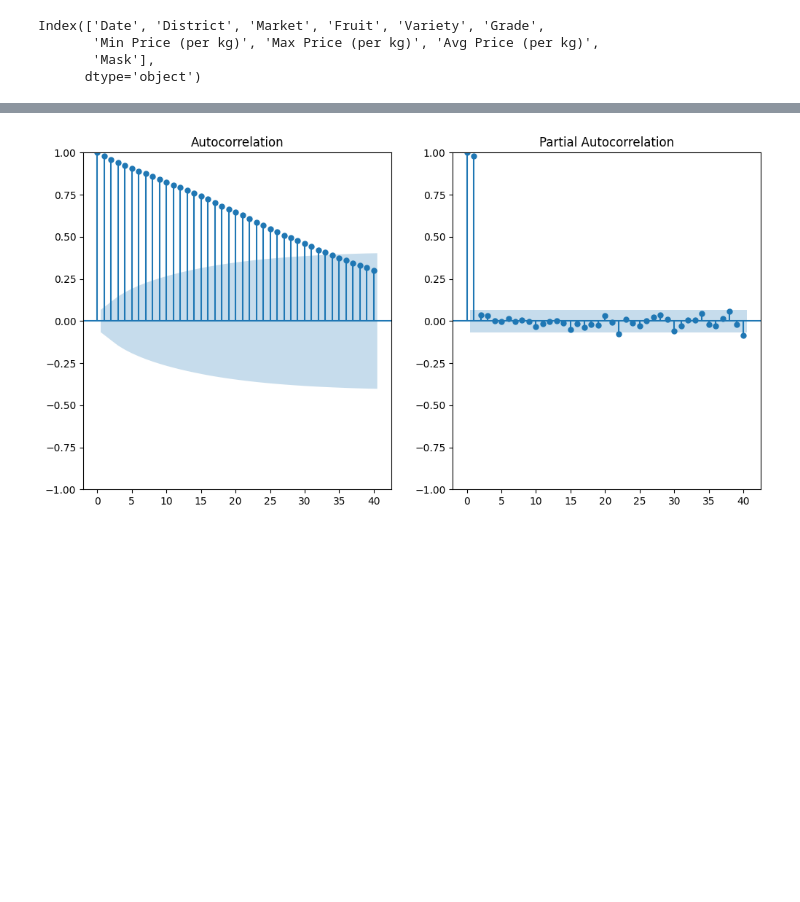
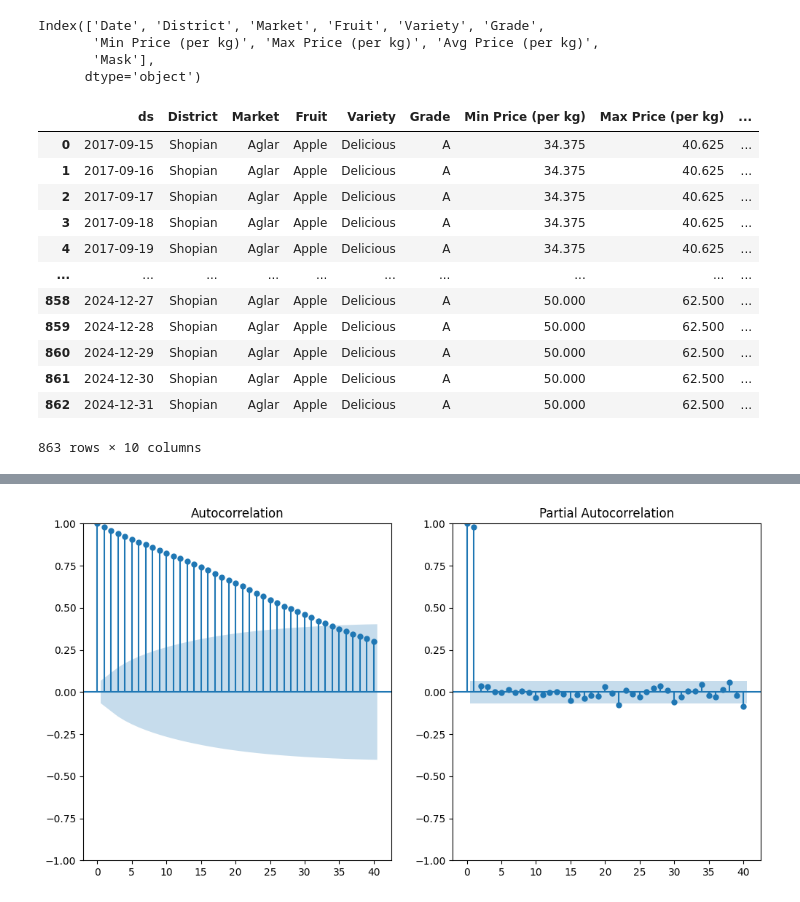
Before and after one commit to marketintelhadp/Agricultural-Price-Intelligence, a Jupyter notebook: notebooks/model_experiments.ipynb, the cells around one changed output, grey strips where cells are left out. Saved outputs shown, nothing was run; the diff lists cells and outputs as text; code cells hidden in the pictures; blank space fills up the shorter version.

```diff
--- a/notebooks/model_experiments.ipynb
+++ b/notebooks/model_experiments.ipynb
@@ -50,0 +55,16 @@ available_data = data[data['Mask'] == 1].copy()
+# %%
+available_data
+# %% [output]
+|  | ds | District | Market | Fruit | Variety | Grade | Min Price (per kg) | Max Price (per kg) | ... |
+| 0 | 2017-09-15 | Shopian | Aglar | Apple | Delicious | A | 34.375 | 40.625 | ... |
+| 1 | 2017-09-16 | Shopian | Aglar | Apple | Delicious | A | 34.375 | 40.625 | ... |
+| 2 | 2017-09-17 | Shopian | Aglar | Apple | Delicious | A | 34.375 | 40.625 | ... |
+| 3 | 2017-09-18 | Shopian | Aglar | Apple | Delicious | A | 34.375 | 40.625 | ... |
+| 4 | 2017-09-19 | Shopian | Aglar | Apple | Delicious | A | 34.375 | 40.625 | ... |
+| ... | ... | ... | ... | ... | ... | ... | ... | ... | ... |
+| 858 | 2024-12-27 | Shopian | Aglar | Apple | Delicious | A | 50.000 | 62.500 | ... |
+| 859 | 2024-12-28 | Shopian | Aglar | Apple | Delicious | A | 50.000 | 62.500 | ... |
+| 860 | 2024-12-29 | Shopian | Aglar | Apple | Delicious | A | 50.000 | 62.500 | ... |
+| 861 | 2024-12-30 | Shopian | Aglar | Apple | Delicious | A | 50.000 | 62.500 | ... |
+| 862 | 2024-12-31 | Shopian | Aglar | Apple | Delicious | A | 50.000 | 62.500 | ... |
+863 rows × 10 columns
```
Also changed, not shown: parts of 43 cells of this notebook.
